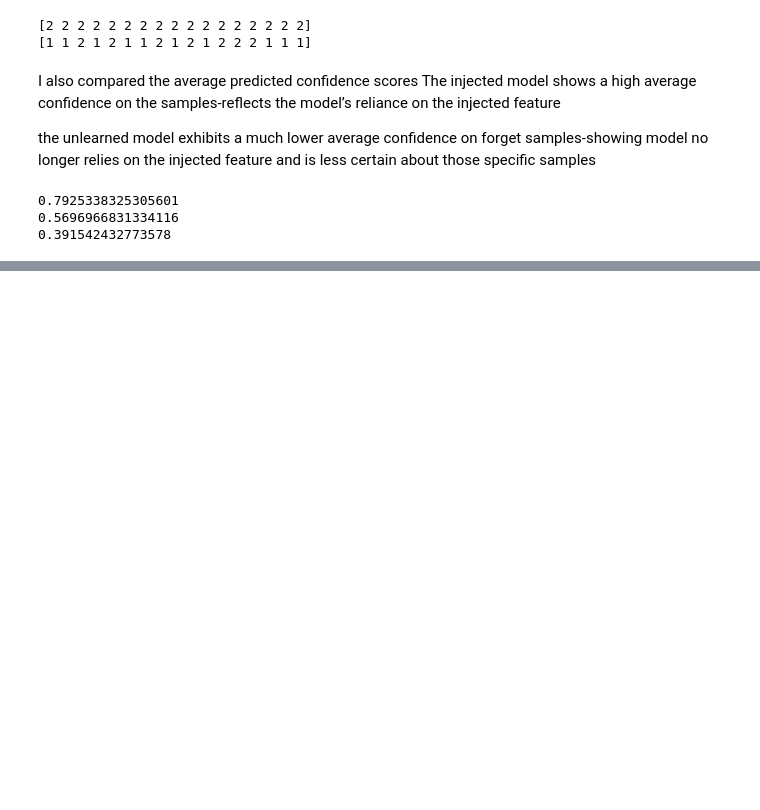
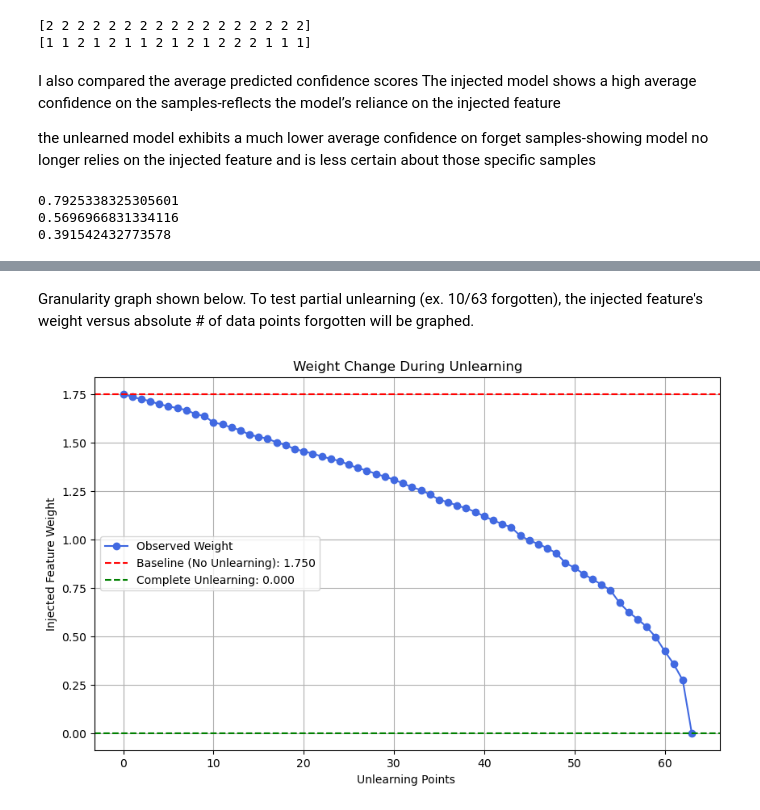
Before and after one commit to trishaN104/MLUnlearning_Feature-Injection, a Jupyter notebook: Feature Injection w/ German Dataset/Feature_Injection_3.ipynb, the cells around one changed output, grey strips where cells are left out. Saved outputs shown, nothing was run; the diff lists cells and outputs as text; code cells hidden in the pictures; blank space fills up the shorter version.

```diff
--- a/Feature Injection w/ German Dataset/Feature_Injection_3.ipynb
+++ b/Feature Injection w/ German Dataset/Feature_Injection_3.ipynb
@@ -432,0 +447,45 @@ Unlearn 100%: Weight=0.0000±0.0000
+# %% [markdown]
+Granularity graph shown below. To test partial unlearning (ex. 10/63 forgotten), the injected feature's weight versus absolute # of data points forgotten will be graphed.
+# %%
+weights = []
+
+
+
+num_forget_left = len(X_forget)
+
+while num_forget_left>=0:
+
+    X_forget_partial = X_forget.sample(n=num_forget_left, random_state=42)
+    Y_forget_partial = Y_forget.loc[X_forget_partial.index]
+    X_partial = pd.concat([X_remain, X_forget_partial])
+    Y_partial = pd.concat([y_remain, Y_forget_partial])
+
+    scaler_graph = StandardScaler()
+    X_partial_scaled = scaler_graph.fit_transform(X_partial)
+
+    graph_model = LogisticRegression()
+    graph_model.fit(X_partial_scaled, Y_partial)
+
+
+    injected_weight = graph_model.coef_[0][injected_feature_index]
+    weights.append(injected_weight)
+
+    num_forget_left =  num_forget_left-1
+
+
+
+
+
+plt.figure(figsize=(10,6))
+plt.plot(list(range(64)), weights, marker='o', label='Observed Weight', color='royalblue')
+plt.axhline(y=weights[0], color='red', linestyle='--', label=f'Baseline (No Unlearning): {weights[0]:.3f}')
+plt.axhline(y=0, color='green', linestyle='--', label='Complete Unlearning: 0.000')
+
+plt.xlabel('Unlearning Points ')
+plt.ylabel('Injected Feature Weight')
+plt.title('Weight Change During Unlearning')
+plt.legend()
+plt.grid(True)
+plt.show()
+# %% [output]
+[figure, added]
```
Also changed, not shown: parts of 3 cells of this notebook.
